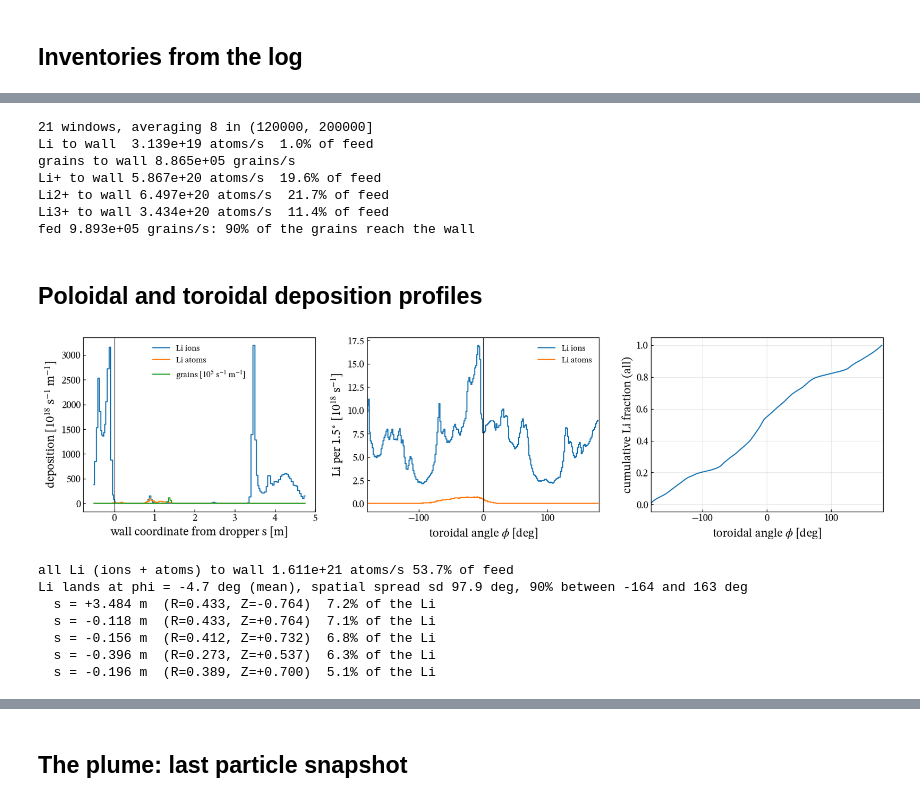
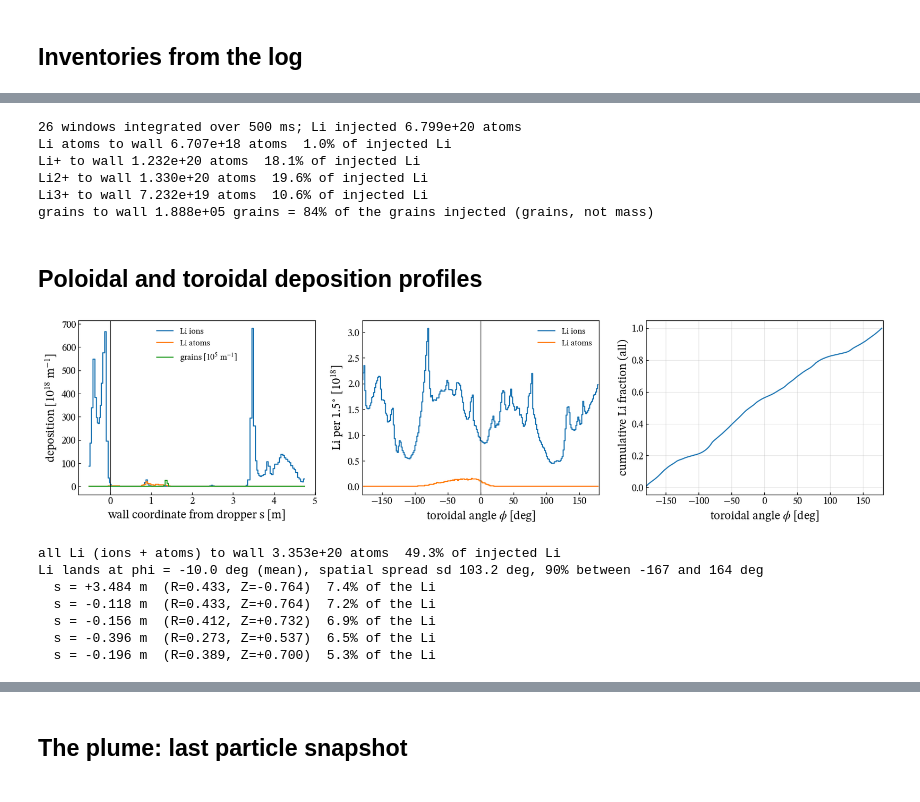
Before and after one commit to ORNL-Fusion/OpenEdge, a Jupyter notebook: examples/workflows/particulates/st40_lithium_powder_dropper/openedge/3d/notebooks/st40_3d_landing.ipynb, the cells around one changed output, grey strips where cells are left out. Saved outputs shown, nothing was run; the diff lists cells and outputs as text; code cells hidden in the pictures.

```diff
--- a/examples/workflows/particulates/st40_lithium_powder_dropper/openedge/3d/notebooks/st40_3d_landing.ipynb
+++ b/examples/workflows/particulates/st40_lithium_powder_dropper/openedge/3d/notebooks/st40_3d_landing.ipynb
@@ -128,73 +142,77 @@ def load_landing(path):
     ids = np.asarray(m["id"])[order]
     assert ids[0] == 1 and ids[-1] == 2 * NPHI * NSEG
     area = np.asarray(m["v_area"])[order]                          # m^2
-    li_rate = np.asarray(m["v_Li_rate"])[order]                    # atoms/s
-    gr_rate = np.asarray(m["v_grain_rate"])[order]                 # grains/s
+    li_rate = np.asarray(m["v_Li0_flux"])[order] * area            # atoms/s
+    gr_rate = np.asarray(m["v_grain_flux"])[order] * area          # grains/s
     k = (ids - 1) // (2 * NPHI); j = ((ids - 1) % (2 * NPHI)) // 2
     def quad(v):
         a = np.zeros((NSEG, NPHI)); np.add.at(a, (k, j), v); return a
-    ions = {k: quad(np.asarray(m[f"v_{k}_rate"])[order]) for k in ("Li1", "Li2", "Li3") if f"v_{k}_rate" in m.cell_data}
+    ions = {k: quad(np.asarray(m[f"v_{k}_flux"])[order] * area) for k in ("Li1", "Li2", "Li3") if f"v_{k}_flux" in m.cell_data}
     return dict(area=quad(area), li_rate=quad(li_rate), grain_rate=quad(gr_rate), **ions)
 
 files = sorted(glob.glob(str(OUT / "landing.*.vtu")), key=lambda p: int(re.findall(r"\d+", p)[-1]))
 steps = np.array([int(re.findall(r"\d+", p)[-1]) for p in files])
 use = [f for f, s in zip(files, steps) if STEADY_FROM < s <= STEADY_TO]        # file <step> = END of its window
-print(f"{len(files)} windows, averaging {len(use)} in ({STEADY_FROM}, {STEADY_TO}]")
 L = [load_landing(f) for f in use]
 AREA = L[0]["area"]
-LI = np.mean([d["li_rate"] for d in L], axis=0)        # atoms/s per quad
-GR = np.mean([d["grain_rate"] for d in L], axis=0)     # grains/s per quad
-LI_FLUX = LI / AREA
+if PULSE:                                      # atoms over the run = sum of window-mean rates x window length
+    agg = lambda key: np.sum([d[key] for d in L], axis=0) * NWIN * DT
+    REF = sum((min(b, steps[-1]) - a) * v for a, b, v in BLOCKS if a < steps[-1]) * ATOMS_PER_MARKER * DT
+    print(f"{len(use)} windows integrated over {steps[-1] * DT * 1e3:.0f} ms; Li injected {REF:.3e} atoms")
+else:
+    agg = lambda key: np.mean([d[key] for d in L], axis=0)
+    REF = FEED
+    print(f"{len(files)} windows, averaging {len(use)} in ({STEADY_FROM}, {STEADY_TO}]")
+LI, GR = agg("li_rate"), agg("grain_rate")     # per quad: atoms (grains) [pulse] or atoms/s [constant]
+ION = {k: agg(k) for k in ("Li1", "Li2", "Li3") if k in L[0]}
 li_wall = LI.sum(); gr_wall = GR.sum()
-print(f"Li to wall  {li_wall:.3e} atoms/s  {pct(li_wall)}")
-print(f"grains to wall {gr_wall:.3e} grains/s")
-ION = {k: np.mean([d[k] for d in L], axis=0) for k in ("Li1", "Li2", "Li3") if k in L[0]}
+gunit = "grains" if PULSE else "grains/s"
+print(f"Li atoms to wall {li_wall:.3e} {UNIT}  {pct(li_wall)}")
 for k, lab in (("Li1", "Li+"), ("Li2", "Li2+"), ("Li3", "Li3+")):
-    if k in ION: print(f"{lab} to wall {ION[k].sum():.3e} atoms/s  {pct(ION[k].sum())}")
-if FEED > 0:
-    GRAIN_FEED = FEED / ATOMS_PER_GRAIN
-    print(f"fed {GRAIN_FEED:.3e} grains/s: {100*gr_wall/GRAIN_FEED:.0f}% of the grains reach the wall")
+    if k in ION: print(f"{lab} to wall {ION[k].sum():.3e} {UNIT}  {pct(ION[k].sum())}")
+GRAIN_REF = REF / ATOMS_PER_GRAIN
+print(f"grains to wall {gr_wall:.3e} {gunit} = {100*gr_wall/GRAIN_REF:.0f}% of the grains injected (grains, not mass)")
 # %% [output]
-21 windows, averaging 8 in (120000, 200000]
-Li to wall  3.139e+19 atoms/s  1.0% of feed
-grains to wall 8.865e+05 grains/s
-Li+ to wall 5.867e+20 atoms/s  19.6% of feed
-Li2+ to wall 6.497e+20 atoms/s  21.7% of feed
-Li3+ to wall 3.434e+20 atoms/s  11.4% of feed
-fed 9.893e+05 grains/s: 90% of the grains reach the wall
+26 windows integrated over 500 ms; Li injected 6.799e+20 atoms
+Li atoms to wall 6.707e+18 atoms  1.0% of injected Li
+Li+ to wall 1.232e+20 atoms  18.1% of injected Li
+Li2+ to wall 1.330e+20 atoms  19.6% of injected Li
+Li3+ to wall 7.232e+19 atoms  10.6% of injected Li
+grains to wall 1.888e+05 grains = 84% of the grains injected (grains, not mass)
 # %% [markdown]
 ## Poloidal and toroidal deposition profiles
 # %%
-LION = sum(ION.values()) if ION else np.zeros_like(LI)   # Li+ + Li2+ + Li3+, atoms/s per quad
+LION = sum(ION.values()) if ION else np.zeros_like(LI)   # Li+ + Li2+ + Li3+ per quad
 LTOT = LI + LION                               # all lithium to the wall
 pol, ipol, gpol = LTOT.sum(axis=1) / seg_len, LION.sum(axis=1) / seg_len, GR.sum(axis=1) / seg_len
 npol = LI.sum(axis=1) / seg_len
 tor, itor, ntor = LTOT.sum(axis=0), LION.sum(axis=0), LI.sum(axis=0)
 fig, ax = plt.subplots(1, 3, figsize=(16, 4.2))
 ax[0].step(s_mid_d, ipol / 1e18, where="mid", label="Li ions"); ax[0].step(s_mid_d, npol / 1e18, where="mid", label="Li atoms")
-ax[0].step(s_mid_d, gpol / 1e5, where="mid", label="grains [$10^5$ s$^{-1}$ m$^{-1}$]")
-ax[0].set(xlabel="wall coordinate from dropper s [m]", ylabel=r"deposition [$10^{18}$ s$^{-1}$ m$^{-1}$]"); ax[0].legend(); ax[0].axvline(0, c="k", lw=0.6)
+RS = "" if PULSE else " s$^{-1}$"
+ax[0].step(s_mid_d, gpol / 1e5, where="mid", label=f"grains [$10^5${RS} m$^{{-1}}$]")
+ax[0].set(xlabel="wall coordinate from dropper s [m]", ylabel=f"deposition [$10^{{18}}${RS} m$^{{-1}}$]"); ax[0].legend(); ax[0].axvline(0, c="k", lw=0.6)
 ax[1].step(phi_c, itor / 1e18, where="mid", label="Li ions"); ax[1].step(phi_c, ntor / 1e18, where="mid", label="Li atoms")
-ax[1].set(xlabel=r"toroidal angle $\phi$ [deg]", ylabel=r"Li per 1.5$^\circ$ [$10^{18}$ s$^{-1}$]", xlim=(-180, 180)); ax[1].axvline(0, c="k", lw=0.6); ax[1].legend()
+ax[1].set(xlabel=r"toroidal angle $\phi$ [deg]", ylabel=rf"Li per 1.5$^\circ$ [$10^{{18}}${RS}]", xlim=(-180, 180)); ax[1].axvline(0, c="k", lw=0.6); ax[1].legend()
 ax[2].plot(phi_c, np.cumsum(tor) / tor.sum()); ax[2].set(xlabel=r"toroidal angle $\phi$ [deg]", ylabel="cumulative Li fraction (all)", xlim=(-180, 180)); ax[2].grid(alpha=0.3)
 plt.tight_layout(); plt.show()
 w = tor / tor.sum() if tor.sum() > 0 else np.full_like(tor, np.nan)
 phi_mean = (w * phi_c).sum(); phi_sd = np.sqrt((w * (phi_c - phi_mean) ** 2).sum())
 p5, p95 = np.interp([0.05, 0.95], np.cumsum(w), phi_c) if tor.sum() > 0 else (np.nan, np.nan)
-print(f"all Li (ions + atoms) to wall {LTOT.sum():.3e} atoms/s {pct(LTOT.sum())}")
+print(f"all Li (ions + atoms) to wall {LTOT.sum():.3e} {UNIT}  {pct(LTOT.sum())}")
 print(f"Li lands at phi = {phi_mean:.1f} deg (mean), spatial spread sd {phi_sd:.1f} deg, 90% between {p5:.0f} and {p95:.0f} deg")
 top = np.argsort(pol)[::-1][:5]
 for k in top:
     print(f"  s = {s_mid_d[k]:+.3f} m  (R={seg_mid[k,0]:.3f}, Z={seg_mid[k,1]:+.3f})  {100*LTOT[k].sum()/LTOT.sum():.1f}% of the Li")
 # %% [output]
-[figure, old version]
+[figure, new version]
-all Li (ions + atoms) to wall 1.611e+21 atoms/s 53.7% of feed
-Li lands at phi = -4.7 deg (mean), spatial spread sd 97.9 deg, 90% between -164 and 163 deg
-  s = +3.484 m  (R=0.433, Z=-0.764)  7.2% of the Li
-  s = -0.118 m  (R=0.433, Z=+0.764)  7.1% of the Li
-  s = -0.156 m  (R=0.412, Z=+0.732)  6.8% of the Li
-  s = -0.396 m  (R=0.273, Z=+0.537)  6.3% of the Li
-  s = -0.196 m  (R=0.389, Z=+0.700)  5.1% of the Li
+all Li (ions + atoms) to wall 3.353e+20 atoms  49.3% of injected Li
+Li lands at phi = -10.0 deg (mean), spatial spread sd 103.2 deg, 90% between -167 and 164 deg
+  s = +3.484 m  (R=0.433, Z=-0.764)  7.4% of the Li
+  s = -0.118 m  (R=0.433, Z=+0.764)  7.2% of the Li
+  s = -0.156 m  (R=0.412, Z=+0.732)  6.9% of the Li
+  s = -0.396 m  (R=0.273, Z=+0.537)  6.5% of the Li
+  s = -0.196 m  (R=0.389, Z=+0.700)  5.3% of the Li
 # %%
 # poloidal view: the 2-D wall coloured by its toroidally integrated Li deposition (ions + atoms)
 from matplotlib.collections import LineCollection
```
Also changed, not shown: parts of 9 cells of this notebook, 4 other files.
